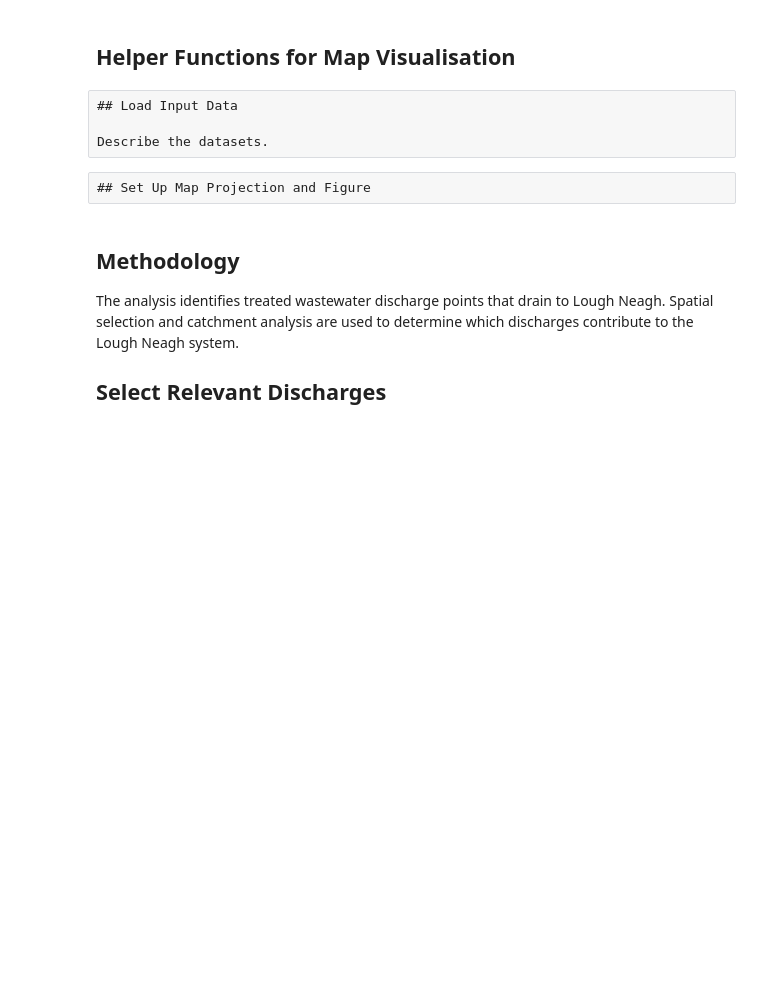
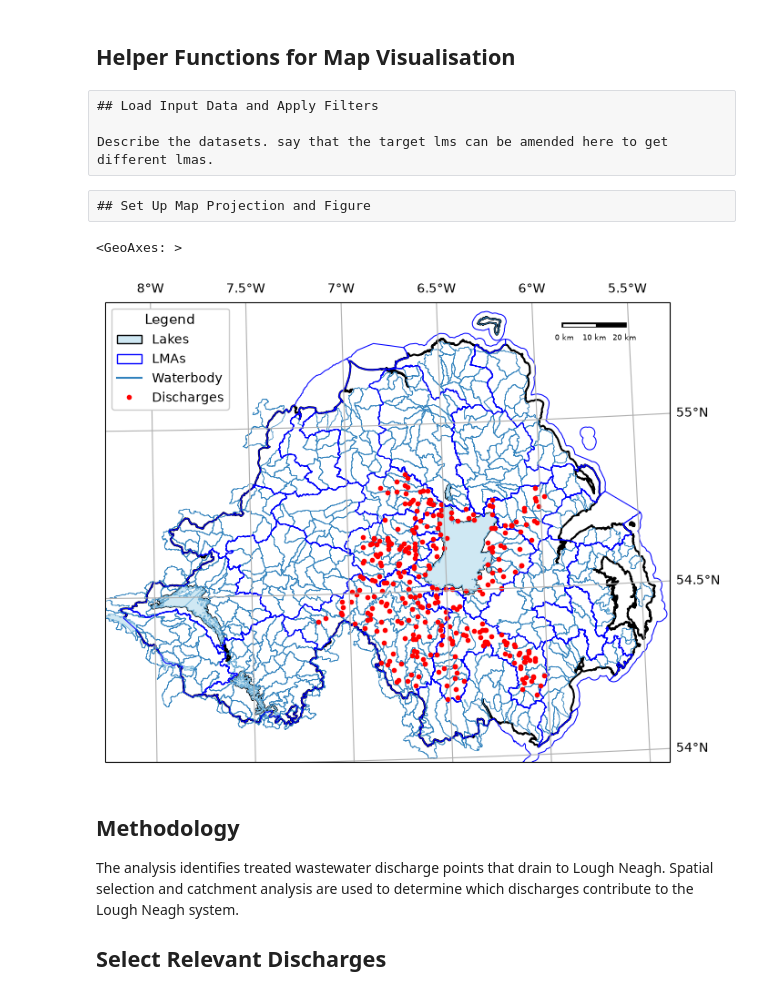
Before and after one commit to mackinamm-web/Lough-neagh-discharges, a Jupyter notebook: Notebooks/Lough_Neagh_Discharge_Analysis.ipynb, the cells around one changed output. Saved outputs shown, nothing was run; the diff lists cells and outputs as text; code cells hidden in the pictures; blank space fills up the shorter version.

Commit message:
Add updated mapping script to Notebook
Add updated mapping script to Notebook, and reapply discharge point filtering to the 'SELECTED' discharges script which was overwritten in error.

```diff
--- a/Notebooks/Lough_Neagh_Discharge_Analysis.ipynb
+++ b/Notebooks/Lough_Neagh_Discharge_Analysis.ipynb
@@ -96,9 +96,9 @@ def scale_bar(ax, length=20, location=(0.92, 0.95)):
 
     return ax
 # %% [raw]
-## Load Input Data
+## Load Input Data and Apply Filters
 
-Describe the datasets.
+Describe the datasets. say that the target lms can be amended here to get different lmas.
 # %%
 # LOAD OUTLINE AND WATER SHAPEFILES
 
@@ -128,9 +151,12 @@ fig = plt.figure(figsize=(8, 8))
 ax = plt.axes(projection=ni_utm)
 
 # Add NI outline
+
+outline_ll = outline.to_crs(epsg=4326)
+
 outline_feature = ShapelyFeature(
-    outline['geometry'],
-    ni_utm,
+    outline_ll['geometry'],
+    ccrs.PlateCarree(),
     edgecolor='k',   # black boundary
     facecolor='none',# transparent fill (recommended)
     linewidth=1.5      # thicker outline
@@ -143,16 +169,20 @@ ax.add_feature(outline_feature) # add the features to the map.
 xmin, ymin, xmax, ymax = outline.total_bounds
 ax.set_extent([xmin-5000, xmax+5000, ymin-5000, ymax+5000], crs=ni_utm)
 
+# Convert water to lon/lat (EPSG:4326). Cartopy expects ShapelyFeature geometry in PlateCarree,
+# even when the map projection is UTM. This prevents extent warnings and ensures correct rendering.
+water_ll = water.to_crs(epsg=4326)
 
-# Add the lakes and set CRS, colours and outline width
+# Add water features using lon/lat geometry and PlateCarree CRS, set colours and outline width
 water_feat = ShapelyFeature(
-    water['geometry'],
-    ccrs.CRS(water.crs),
+    water_ll['geometry'],
+    ccrs.PlateCarree(),
     edgecolor='#6baed6',   # lighter outline
     facecolor='#cfe8f3',   # Very light fill
     linewidth=0.5
 )
 ax.add_feature(water_feat)
+
 
 lake_handle = generate_handles(['Lakes'], ['#cfe8f3'])
 
@@ -160,21 +190,25 @@ lake_handle = generate_handles(['Lakes'], ['#cfe8f3'])
 
 # Add Local Management Areas, Treated Effluent Discharges and Waterbodies features
 
-
-# Plot discharges
+# Plot discharges in selected LMAs only
 discharge_handle = ax.plot(
-    discharges.geometry.x,
-    discharges.geometry.y,
+    discharges_in_lmas.geometry.x,
+    discharges_in_lmas.geometry.y,
     'o',
     color='red',
     markersize=3,
-    transform=ccrs.CRS(discharges.crs)
+    transform=ccrs.CRS(discharges_in_lmas.crs)
 )
 
-# Plot waterbodies
+# Convert waterbodies to EPSG:4326 (lon/lat). Cartopy requires ShapelyFeature geometry in PlateCarree,
+# even when the map projection is UTM. This avoids Cartopy extent warnings and ensures correct rendering.
+
+waterbodies_ll = waterbodies.to_crs(epsg=4326)
+
+# Add waterbody features using geographic CRS (PlateCarree), set colours and outline width
 waterbody_feat = ShapelyFeature(
-    waterbodies['geometry'],
-    ccrs.CRS(waterbodies.crs),
+    waterbodies_ll['geometry'],
+    ccrs.PlateCarree(),
     edgecolor='#3182bd',   # medium blue
     facecolor='none',
     linewidth=0.5
@@ -183,16 +217,21 @@ ax.add_feature(waterbody_feat)
 
 waterbody_handle = [mlines.Line2D([], [], color='#3182bd')]
 
-# Plot LMAs
+
+# Convert LMAs to EPSG:4326 (lon/lat). Cartopy requires ShapelyFeature geometry in PlateCarree,
+# even when the map projection is UTM. This avoids Cartopy extent warnings and ensures correct rendering.
+
+lmas_ll = lmas.to_crs(epsg=4326)
+
+# Add LMA features using geographic CRS (PlateCarree), set colours and outline width
 lma_feat = ShapelyFeature(
-    lmas['geometry'],
-    ni_utm,
+    lmas_ll['geometry'],
+    ccrs.PlateCarree(),
     edgecolor='blue',   # standard blue
     facecolor='none',
     linewidth=0.75
 )
 ax.add_feature(lma_feat)
-
 
 # CREATE LEGEND
 
@@ -216,33 +255,36 @@ discharge_handle = [mlines.Line2D(
     marker='o',
     linestyle='None',
     markersize=3,
     label='Discharges'
 )]
 
 handles = lake_handle + lma_handle + waterbody_handle + discharge_handle
 labels = ['Lakes', 'LMAs', 'Waterbody', 'Discharges']
 
 ax.legend(
     handles, labels,
     title='Legend',
     title_fontsize=11,
     fontsize=10,
     loc='upper left',
     frameon=True,
     framealpha=1
 )
 
 
 # ADD GRIDLINES AND SCALE BAR
 
 gridlines = ax.gridlines(draw_labels=True, # Draw  labels for the grid lines
 xlocs=[-8, -7.5, -7, -6.5, -6, -5.5], # add longitude lines at 0.5 deg intervals
 ylocs=[54, 54.5, 55, 55.5]) # add latitude lines at 0.5 deg intervals
 gridlines.left_labels = False # turn off the left-side labels
 gridlines.bottom_labels = False # turn off the bottom labels
 
 # Add a scale bar to the axis
 scale_bar(ax)
+# %% [output]
+<GeoAxes: >
+[figure, added]
 # %% [markdown]
 ## Methodology
 
```
Also changed, not shown: parts of 3 cells of this notebook, 4 other files.
